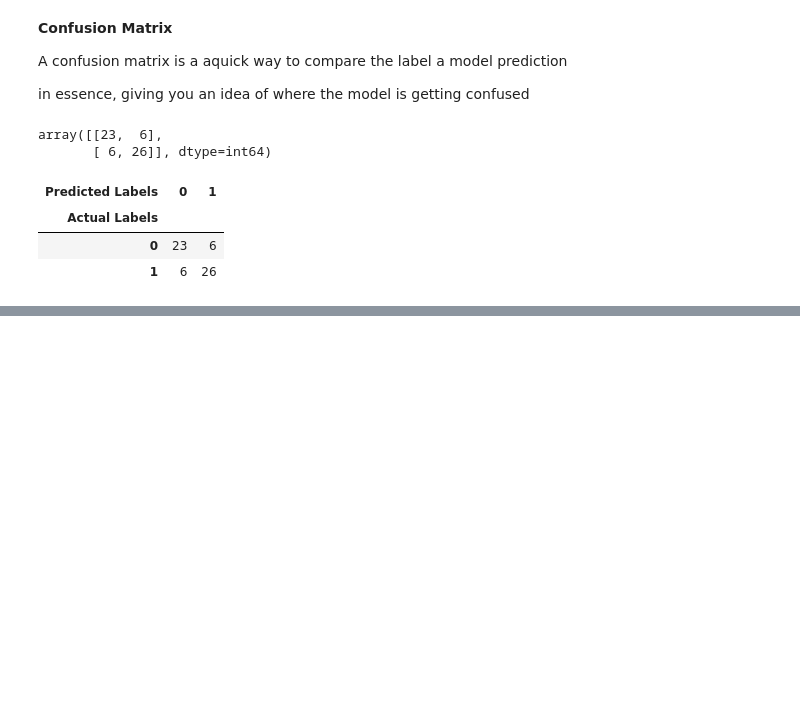
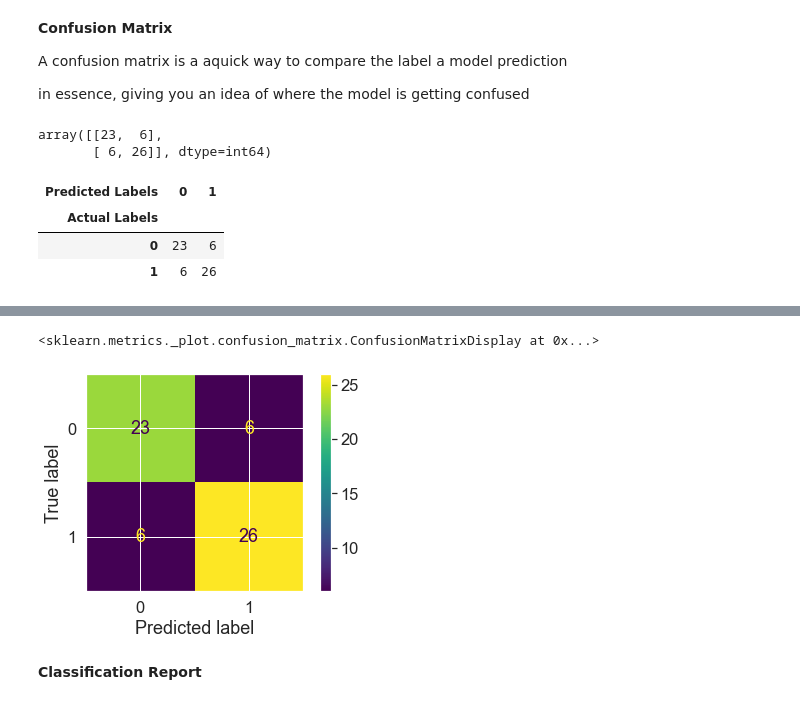
Before and after one commit to Joseph-Run/Learning, a Jupyter notebook: Scikit_Learn/introduction to scikit learn.ipynb, the cells around one changed output, grey strips where cells are left out. Drawn from its saved outputs; the diff is of its cells as text; code cells hidden in the pictures; blank space fills up the shorter version.

```diff
--- a/Scikit_Learn/introduction to scikit learn.ipynb
+++ b/Scikit_Learn/introduction to scikit learn.ipynb
@@ -1310,0 +1338,7 @@ pd.crosstab(y_test,
+# %%
+ConfusionMatrixDisplay.from_predictions(y_test, y_preds)
+# %% [output]
+<sklearn.metrics._plot.confusion_matrix.ConfusionMatrixDisplay at 0x...>
+[figure, added]
+# %% [markdown]
+**Classification Report**
```
Also changed, not shown: parts of 28 cells of this notebook, 1 other file.
